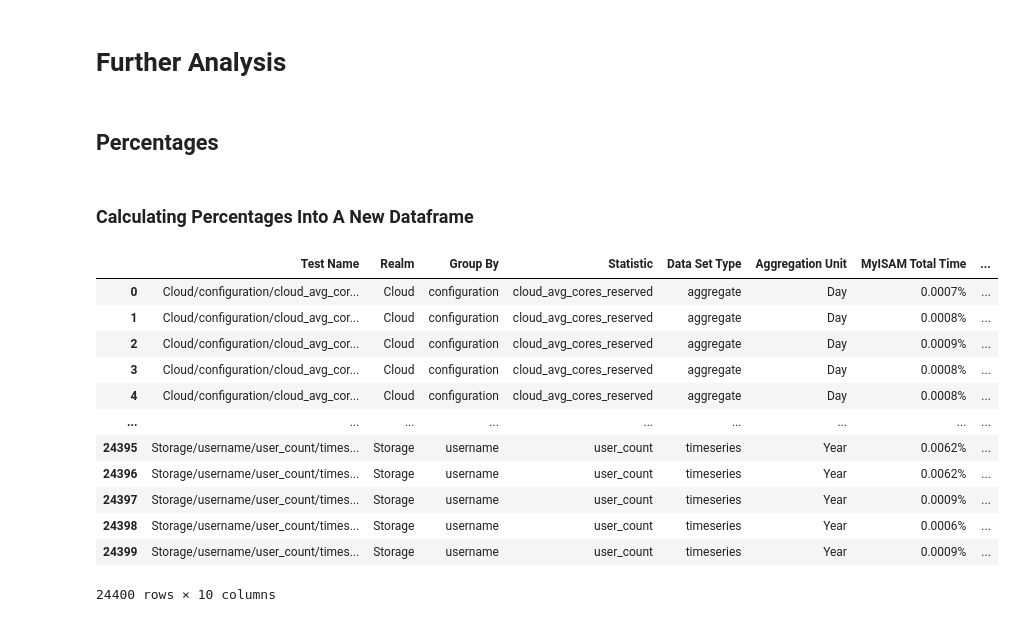
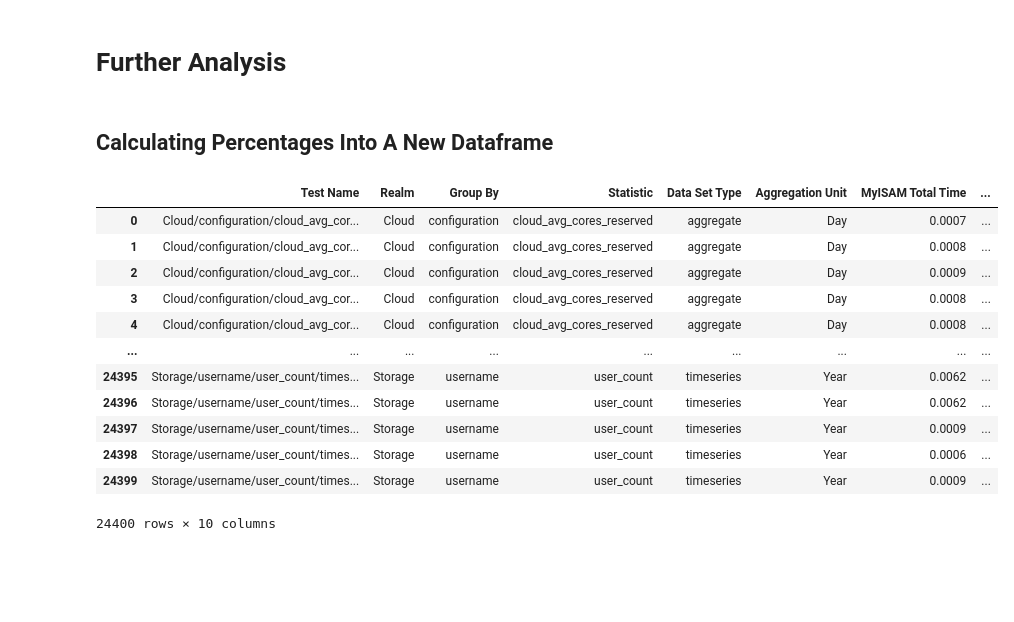
Before and after one commit to jmorerice/xdmod-db-engine-reasearch-analysis, a Jupyter notebook: Data Analysis.ipynb, the cells around one changed output. Cells and saved outputs as stored; diff of their text form; code cells hidden in the pictures; blank space fills up the shorter version.

```diff
--- a/Data Analysis.ipynb
+++ b/Data Analysis.ipynb
@@ -100,25 +102,24 @@ df
 # %% [markdown]
 # Further Analysis
 # %% [markdown]
-## Percentages
+## Calculating Percentages Into A New Dataframe
-# %% [markdown]
-### Calculating Percentages Into A New Dataframe
 # %%
 perc_df = df
-calc_perc = (100. * df[cols_to_sum] / df[cols_to_sum].sum()).round(4).astype(str) + '%'
+#calc_perc = (100. * df[cols_to_sum] / df[cols_to_sum].sum()).round(4).astype(str) + '%' with percentage sign
+calc_perc = (100. * df[cols_to_sum] / df[cols_to_sum].sum()).round(4)
 perc_df.update(calc_perc)
 perc_df
 # %% [output]
 |  | Test Name | Realm | Group By | Statistic | Data Set Type | Aggregation Unit | MyISAM Total Time | ... |
-| 0 | Cloud/configuration/cloud_avg_cor... | Cloud | configuration | cloud_avg_cores_reserved | aggregate | Day | 0.0007% | ... |
-| 1 | Cloud/configuration/cloud_avg_cor... | Cloud | configuration | cloud_avg_cores_reserved | aggregate | Day | 0.0008% | ... |
-| 2 | Cloud/configuration/cloud_avg_cor... | Cloud | configuration | cloud_avg_cores_reserved | aggregate | Day | 0.0009% | ... |
-| 3 | Cloud/configuration/cloud_avg_cor... | Cloud | configuration | cloud_avg_cores_reserved | aggregate | Day | 0.0008% | ... |
-| 4 | Cloud/configuration/cloud_avg_cor... | Cloud | configuration | cloud_avg_cores_reserved | aggregate | Day | 0.0008% | ... |
+| 0 | Cloud/configuration/cloud_avg_cor... | Cloud | configuration | cloud_avg_cores_reserved | aggregate | Day | 0.0007 | ... |
+| 1 | Cloud/configuration/cloud_avg_cor... | Cloud | configuration | cloud_avg_cores_reserved | aggregate | Day | 0.0008 | ... |
+| 2 | Cloud/configuration/cloud_avg_cor... | Cloud | configuration | cloud_avg_cores_reserved | aggregate | Day | 0.0009 | ... |
+| 3 | Cloud/configuration/cloud_avg_cor... | Cloud | configuration | cloud_avg_cores_reserved | aggregate | Day | 0.0008 | ... |
+| 4 | Cloud/configuration/cloud_avg_cor... | Cloud | configuration | cloud_avg_cores_reserved | aggregate | Day | 0.0008 | ... |
 | ... | ... | ... | ... | ... | ... | ... | ... | ... |
-| 24395 | Storage/username/user_count/times... | Storage | username | user_count | timeseries | Year | 0.0062% | ... |
-| 24396 | Storage/username/user_count/times... | Storage | username | user_count | timeseries | Year | 0.0062% | ... |
-| 24397 | Storage/username/user_count/times... | Storage | username | user_count | timeseries | Year | 0.0009% | ... |
-| 24398 | Storage/username/user_count/times... | Storage | username | user_count | timeseries | Year | 0.0006% | ... |
-| 24399 | Storage/username/user_count/times... | Storage | username | user_count | timeseries | Year | 0.0009% | ... |
+| 24395 | Storage/username/user_count/times... | Storage | username | user_count | timeseries | Year | 0.0062 | ... |
+| 24396 | Storage/username/user_count/times... | Storage | username | user_count | timeseries | Year | 0.0062 | ... |
+| 24397 | Storage/username/user_count/times... | Storage | username | user_count | timeseries | Year | 0.0009 | ... |
+| 24398 | Storage/username/user_count/times... | Storage | username | user_count | timeseries | Year | 0.0006 | ... |
+| 24399 | Storage/username/user_count/times... | Storage | username | user_count | timeseries | Year | 0.0009 | ... |
 24400 rows × 10 columns
```
Also changed, not shown: parts of 26 cells of this notebook.
